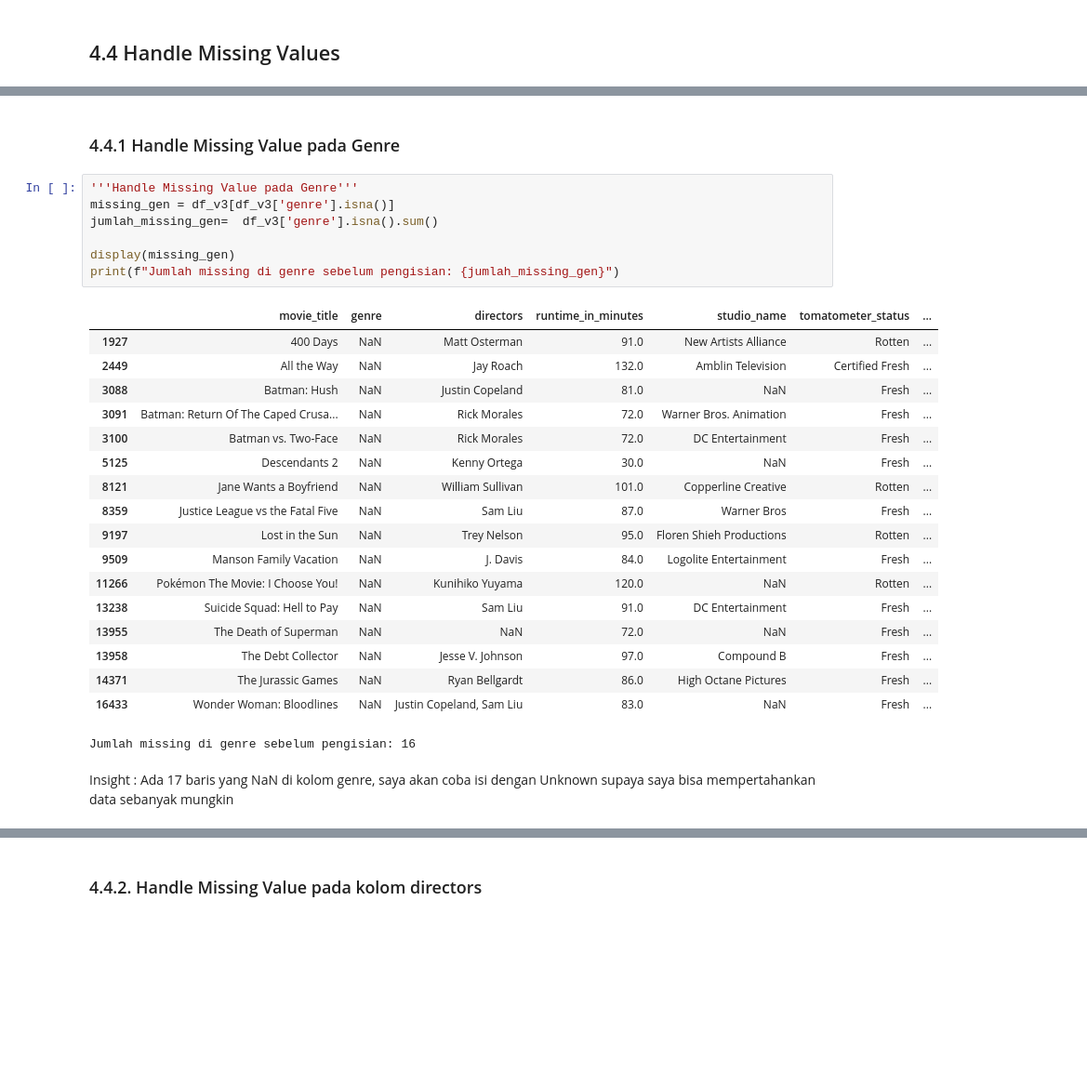
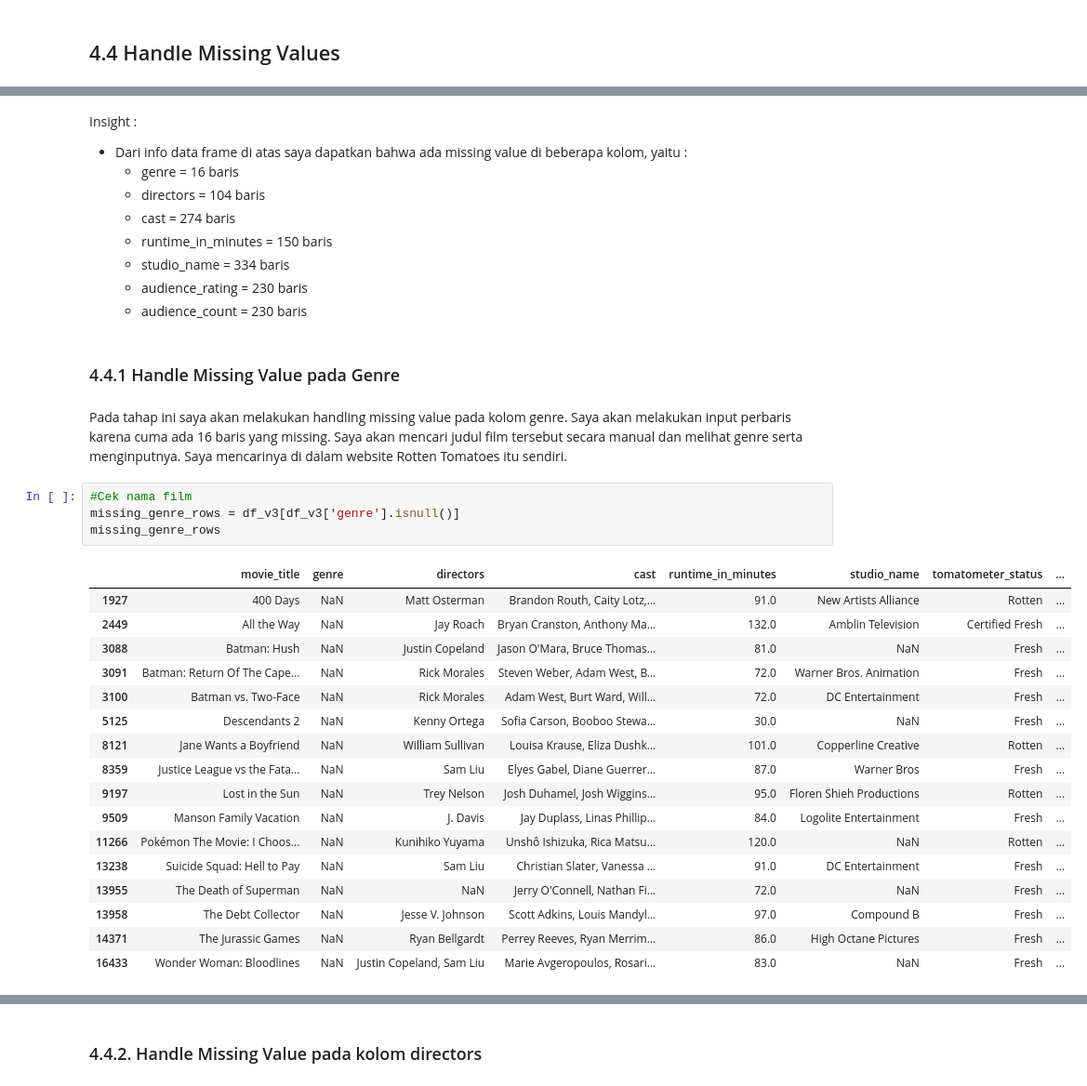
Before and after one commit to HbbSiregar/StreamWise, a Jupyter notebook: StreamWise.ipynb, the cells around one changed output, grey strips where cells are left out. Shown at 93% size. Cells and saved outputs as stored; diff of their text form; blank space fills up the shorter version.

```diff
--- a/StreamWise.ipynb
+++ b/StreamWise.ipynb
@@ -339,31 +333,37 @@ memory usage: 1.2+ MB
+# %% [markdown]
+Insight :
+- Dari info data frame di atas saya dapatkan bahwa ada missing value di beberapa kolom, yaitu :
+    * genre = 16 baris
+    * directors = 104 baris
+    * cast = 274 baris
+    * runtime_in_minutes = 150 baris
+    * studio_name = 334 baris
+    * audience_rating = 230 baris
+    * audience_count = 230 baris
 # %% [markdown]
 ### 4.4.1 Handle Missing Value pada Genre
-# %%
-'''Handle Missing Value pada Genre'''
-missing_gen = df_v3[df_v3['genre'].isna()]
-jumlah_missing_gen=  df_v3['genre'].isna().sum()
-
-display(missing_gen)
-print(f"Jumlah missing di genre sebelum pengisian: {jumlah_missing_gen}")
-# %% [output]
-|  | movie_title | genre | directors | runtime_in_minutes | studio_name | tomatometer_status | ... |
-| 1927 | 400 Days | NaN | Matt Osterman | 91.0 | New Artists Alliance | Rotten | ... |
-| 2449 | All the Way | NaN | Jay Roach | 132.0 | Amblin Television | Certified Fresh | ... |
-| 3088 | Batman: Hush | NaN | Justin Copeland | 81.0 | NaN | Fresh | ... |
-| 3091 | Batman: Return Of The Caped Crusa... | NaN | Rick Morales | 72.0 | Warner Bros. Animation | Fresh | ... |
-| 3100 | Batman vs. Two-Face | NaN | Rick Morales | 72.0 | DC Entertainment | Fresh | ... |
-| 5125 | Descendants 2 | NaN | Kenny Ortega | 30.0 | NaN | Fresh | ... |
-| 8121 | Jane Wants a Boyfriend | NaN | William Sullivan | 101.0 | Copperline Creative | Rotten | ... |
-| 8359 | Justice League vs the Fatal Five | NaN | Sam Liu | 87.0 | Warner Bros | Fresh | ... |
-| 9197 | Lost in the Sun | NaN | Trey Nelson | 95.0 | Floren Shieh Productions | Rotten | ... |
-| 9509 | Manson Family Vacation | NaN | J. Davis | 84.0 | Logolite Entertainment | Fresh | ... |
-| 11266 | Pokémon The Movie: I Choose You! | NaN | Kunihiko Yuyama | 120.0 | NaN | Rotten | ... |
-| 13238 | Suicide Squad: Hell to Pay | NaN | Sam Liu | 91.0 | DC Entertainment | Fresh | ... |
-| 13955 | The Death of Superman | NaN | NaN | 72.0 | NaN | Fresh | ... |
-| 13958 | The Debt Collector | NaN | Jesse V. Johnson | 97.0 | Compound B | Fresh | ... |
-| 14371 | The Jurassic Games | NaN | Ryan Bellgardt | 86.0 | High Octane Pictures | Fresh | ... |
-| 16433 | Wonder Woman: Bloodlines | NaN | Justin Copeland, Sam Liu | 83.0 | NaN | Fresh | ... |
-Jumlah missing di genre sebelum pengisian: 16
 # %% [markdown]
-Insight : Ada 17 baris yang NaN di kolom genre, saya akan coba isi dengan Unknown supaya saya bisa mempertahankan data sebanyak mungkin
+Pada tahap ini saya akan melakukan handling missing value pada kolom genre. Saya akan melakukan input perbaris karena cuma ada 16 baris yang missing. Saya akan mencari judul film tersebut secara manual dan melihat genre serta menginputnya. Saya mencarinya di dalam website Rotten Tomatoes itu sendiri.
+# %%
+#Cek nama film
+missing_genre_rows = df_v3[df_v3['genre'].isnull()]
+missing_genre_rows
+# %% [output]
+|  | movie_title | genre | directors | cast | runtime_in_minutes | studio_name | tomatometer_status | ... |
+| 1927 | 400 Days | NaN | Matt Osterman | Brandon Routh, Caity Lotz,... | 91.0 | New Artists Alliance | Rotten | ... |
+| 2449 | All the Way | NaN | Jay Roach | Bryan Cranston, Anthony Ma... | 132.0 | Amblin Television | Certified Fresh | ... |
+| 3088 | Batman: Hush | NaN | Justin Copeland | Jason O'Mara, Bruce Thomas... | 81.0 | NaN | Fresh | ... |
+| 3091 | Batman: Return Of The Cape... | NaN | Rick Morales | Steven Weber, Adam West, B... | 72.0 | Warner Bros. Animation | Fresh | ... |
+| 3100 | Batman vs. Two-Face | NaN | Rick Morales | Adam West, Burt Ward, Will... | 72.0 | DC Entertainment | Fresh | ... |
+| 5125 | Descendants 2 | NaN | Kenny Ortega | Sofia Carson, Booboo Stewa... | 30.0 | NaN | Fresh | ... |
+| 8121 | Jane Wants a Boyfriend | NaN | William Sullivan | Louisa Krause, Eliza Dushk... | 101.0 | Copperline Creative | Rotten | ... |
+| 8359 | Justice League vs the Fata... | NaN | Sam Liu | Elyes Gabel, Diane Guerrer... | 87.0 | Warner Bros | Fresh | ... |
+| 9197 | Lost in the Sun | NaN | Trey Nelson | Josh Duhamel, Josh Wiggins... | 95.0 | Floren Shieh Productions | Rotten | ... |
+| 9509 | Manson Family Vacation | NaN | J. Davis | Jay Duplass, Linas Phillip... | 84.0 | Logolite Entertainment | Fresh | ... |
+| 11266 | Pokémon The Movie: I Choos... | NaN | Kunihiko Yuyama | Unshô Ishizuka, Rica Matsu... | 120.0 | NaN | Rotten | ... |
+| 13238 | Suicide Squad: Hell to Pay | NaN | Sam Liu | Christian Slater, Vanessa ... | 91.0 | DC Entertainment | Fresh | ... |
+| 13955 | The Death of Superman | NaN | NaN | Jerry O'Connell, Nathan Fi... | 72.0 | NaN | Fresh | ... |
+| 13958 | The Debt Collector | NaN | Jesse V. Johnson | Scott Adkins, Louis Mandyl... | 97.0 | Compound B | Fresh | ... |
+| 14371 | The Jurassic Games | NaN | Ryan Bellgardt | Perrey Reeves, Ryan Merrim... | 86.0 | High Octane Pictures | Fresh | ... |
+| 16433 | Wonder Woman: Bloodlines | NaN | Justin Copeland, Sam Liu | Marie Avgeropoulos, Rosari... | 83.0 | NaN | Fresh | ... |
 # %%
```
Also changed, not shown: parts of 28 cells of this notebook, 1 other file.
